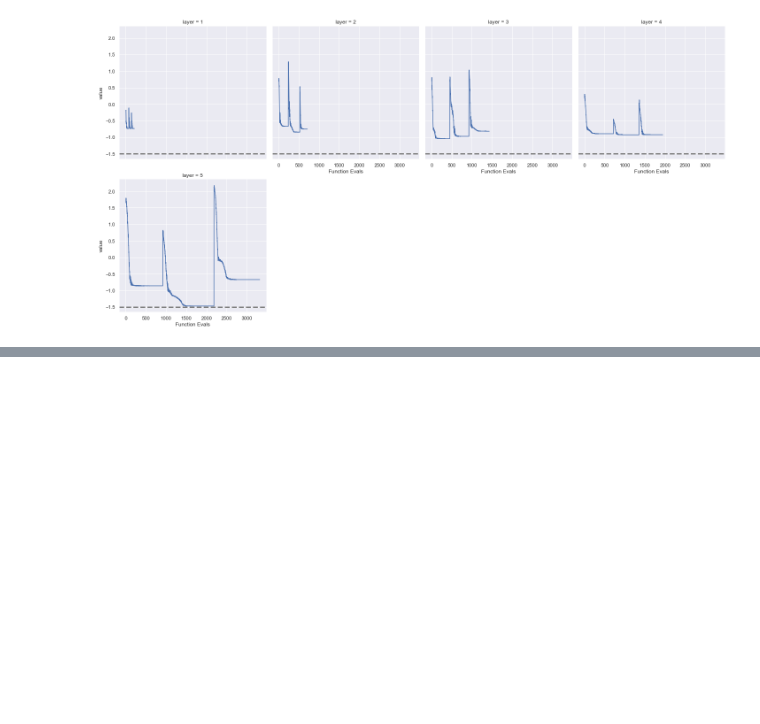
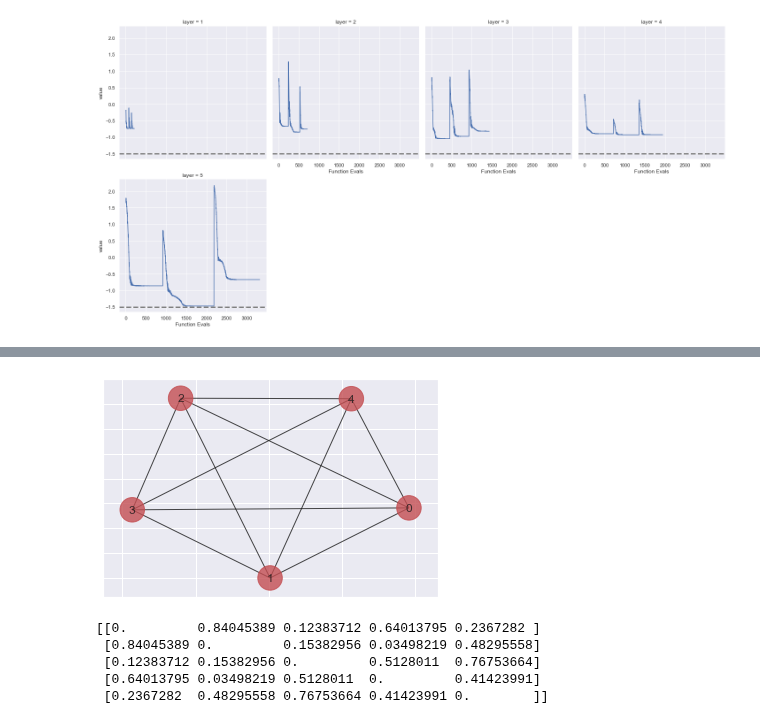
Before and after one commit to vivekkatial/HAQC, a Jupyter notebook: notebooks/10-solving-maxcut-using-qaoa.ipynb, the cells around one changed output, grey strips where cells are left out. Cells and saved outputs as stored; diff of their text form; code cells hidden in the pictures; blank space fills up the shorter version.

```diff
--- a/notebooks/10-solving-maxcut-using-qaoa.ipynb
+++ b/notebooks/10-solving-maxcut-using-qaoa.ipynb
@@ -274,0 +263,29 @@ g.set_xticklabels(rotation=90)
+# %%
+filename="instanceType_asymmetric_tsp_numNodes_5_numVehicles_1_a1ee7391dc6d41c5bc0587a22356ca9c.json"
+instance_path = "../data/{}".format(filename)
+with open(instance_path) as f:
+        data = json.load(f)
+
+G, depot_info = qaoa_vrp.build_graph.build_json_graph(data["graph"])
+# %%
+colors = ['r' for node in G.nodes()]
+pos = nx.spring_layout(G)
+draw_graph(G, colors, pos)
+# %% [output]
+[figure, added]
+# %%
+# Computing the weight matrix from the random graph
+n = len(G.nodes())
+w = np.zeros([n,n])
+for i in range(n):
+    for j in range(n):
+        temp = G.get_edge_data(i,j,default=0)
+        if temp != 0:
+            w[i,j] = temp['cost']
+print(w)
+# %% [output]
+[[0.         0.84045389 0.12383712 0.64013795 0.2367282 ]
+ [0.84045389 0.         0.15382956 0.03498219 0.48295558]
+ [0.12383712 0.15382956 0.         0.5128011  0.76753664]
+ [0.64013795 0.03498219 0.5128011  0.         0.41423991]
+ [0.2367282  0.48295558 0.76753664 0.41423991 0.        ]]
```
Also changed, not shown: parts of 16 cells of this notebook.
